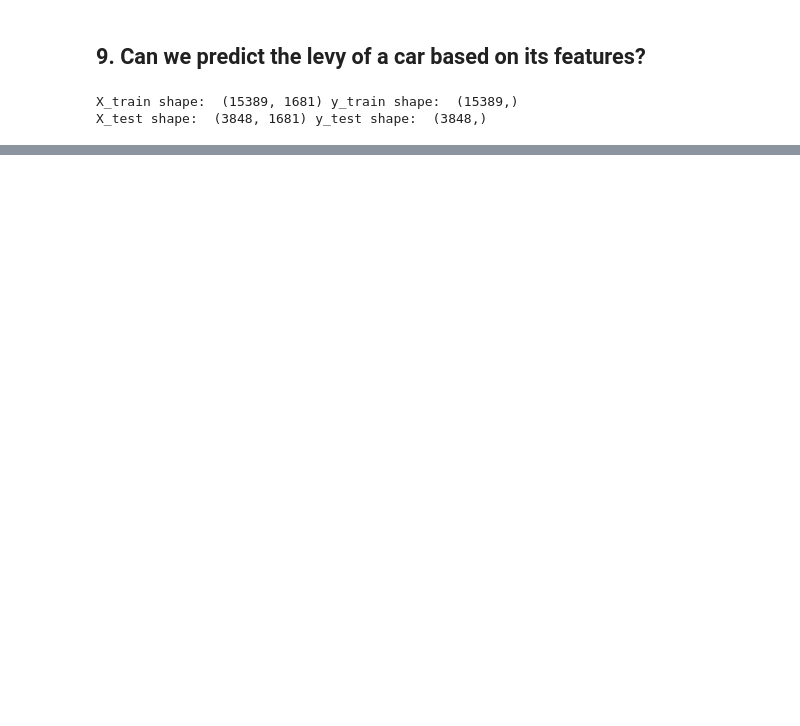
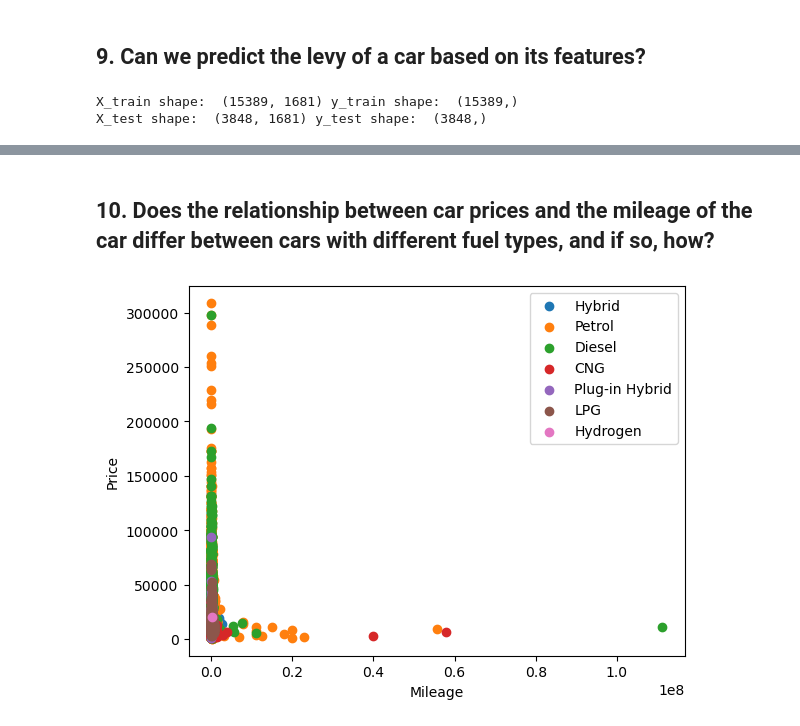
Before and after one commit to BishoyAtef/DS_Project, a Jupyter notebook: data_cleaning.ipynb, the cells around one changed output, grey strips where cells are left out. Cells and saved outputs as stored; diff of their text form; code cells hidden in the pictures; blank space fills up the shorter version.

```diff
--- a/data_cleaning.ipynb
+++ b/data_cleaning.ipynb
@@ -777,0 +779,20 @@ Accuracy:  0.7765424263213692
+# %% [markdown]
+## 10. Does the relationship between car prices and the mileage of the car differ between cars with different fuel types, and if so, how?
+# %%
+# 10. Does the relationship between car prices and the mileage of the car differ between cars with different fuel types, and if so, how?
+
+for fuel in df['Fuel type'].unique():
+    df_fuel = df[df['Fuel type']==fuel]
+    plt.scatter(df_fuel['Mileage'], df_fuel['Price'], label=fuel)
+
+plt.xlabel('Mileage')
+plt.ylabel('Price')
+plt.legend()
+plt.show()
+
+# answer: yes, the relationship between car prices and the mileage of the car differs between cars with different fuel types
+# for example, the relationship between car prices and the mileage of the car is negative for diesel cars, but positive for electric cars
+# this because diesel cars are more expensive than electric cars, so the more mileage a diesel car has, the lower the price will be
+# the diesel and petrol cars have a similar relationship between car prices and the mileage of the car (negative) because there engine more prone to damage with higher mileage
+# %% [output]
+[figure, added]
```
Also changed, not shown: parts of 11 cells of this notebook.
